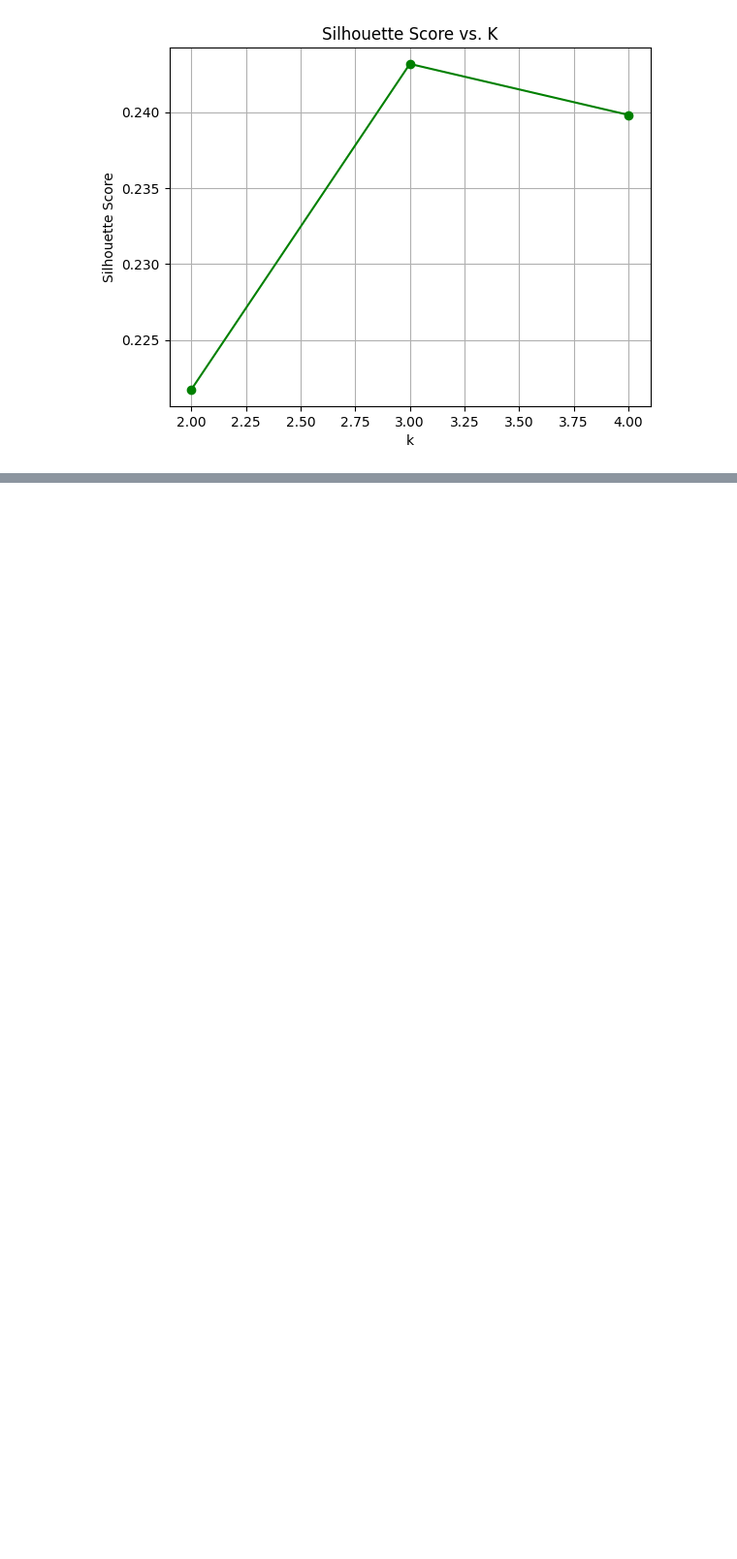
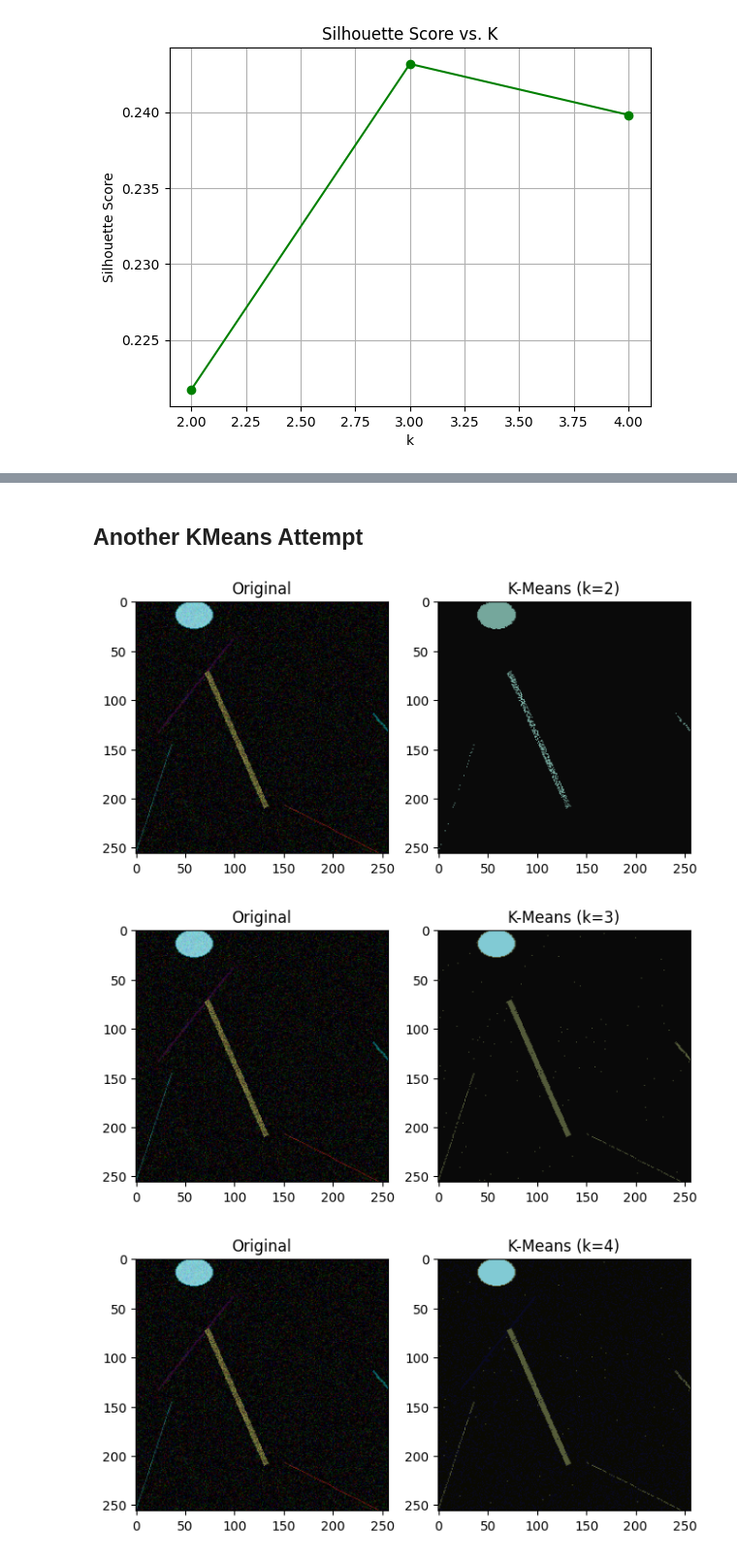
Before and after one commit to bogdan-miron/olimpiada-nationala-ai-cluj-team-2025, a Jupyter notebook: solutii/solutie_alex/Solutie.ipynb, the cells around one changed output, grey strips where cells are left out. Shown at 97% size. Saved outputs shown, nothing was run; the diff lists cells and outputs as text; code cells hidden in the pictures; blank space fills up the shorter version.

```diff
--- a/solutii/solutie_alex/Solutie.ipynb
+++ b/solutii/solutie_alex/Solutie.ipynb
@@ -127,0 +158,29 @@ k=4 | Inertia=138200.17 | Silhouette=0.240
+# %% [markdown]
+## Another KMeans Attempt
+# %%
+import cv2
+import numpy as np
+from sklearn.cluster import KMeans
+import matplotlib.pyplot as plt
+
+image = cv2.imread("../../images2/image_00000.png")
+img_rgb = cv2.cvtColor(image, cv2.COLOR_BGR2RGB)
+img_flat = img_rgb.reshape((-1, 3))
+
+for k in range(2, 5):
+    kmeans = KMeans(n_clusters=k, random_state=42).fit(img_flat)
+    segmented = kmeans.cluster_centers_[kmeans.labels_].reshape(image.shape).astype(np.uint8)
+
+    # Show results
+    plt.figure(figsize=(12,6))
+    plt.subplot(1, 3, 1)
+    plt.imshow(img_rgb)
+    plt.title("Original")
+
+    plt.subplot(1, 3, 2)
+    plt.imshow(segmented)
+    plt.title(f"K-Means (k={k})")
+# %% [output]
+[figure, added]
+[figure, added]
+[figure, added]
```
Also changed, not shown: parts of 5 cells of this notebook.
